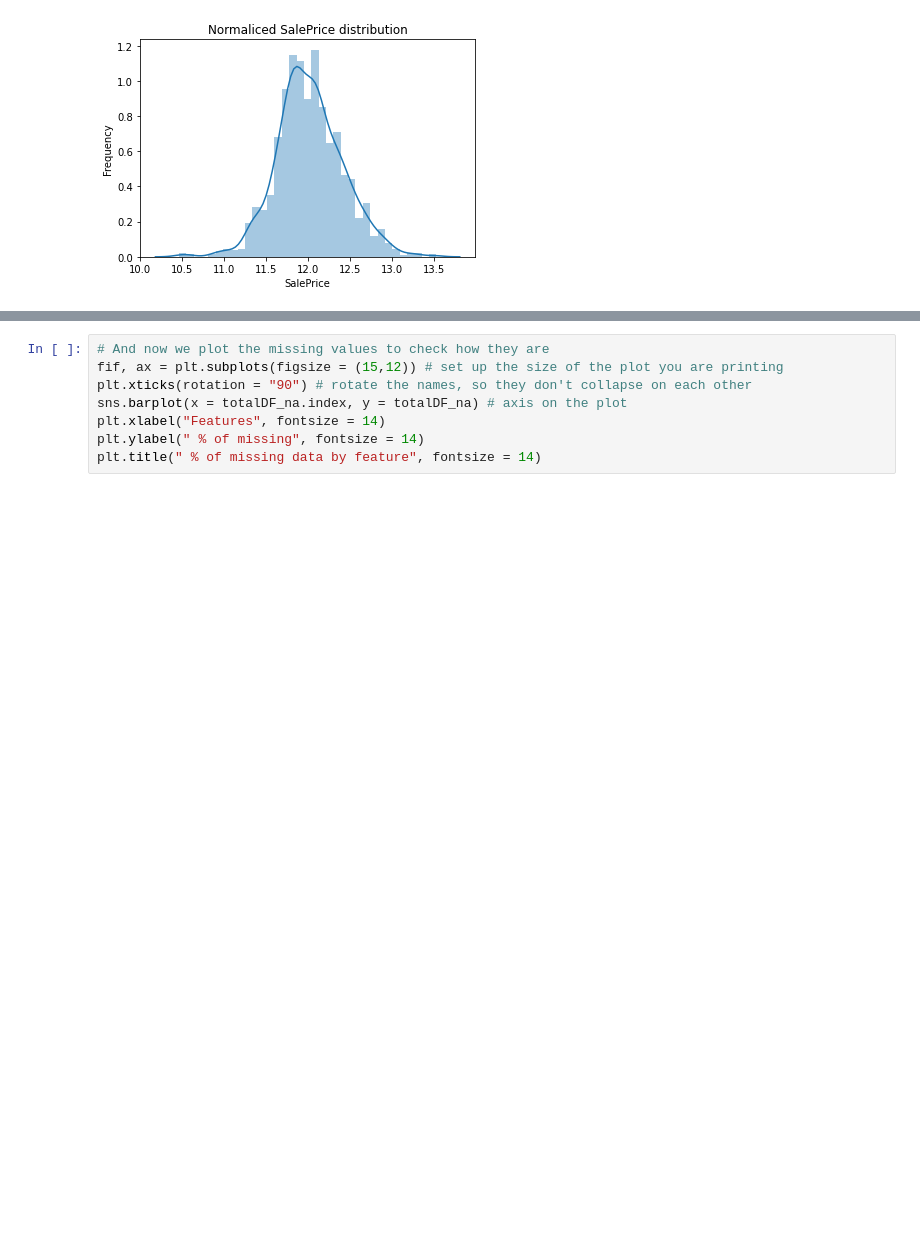
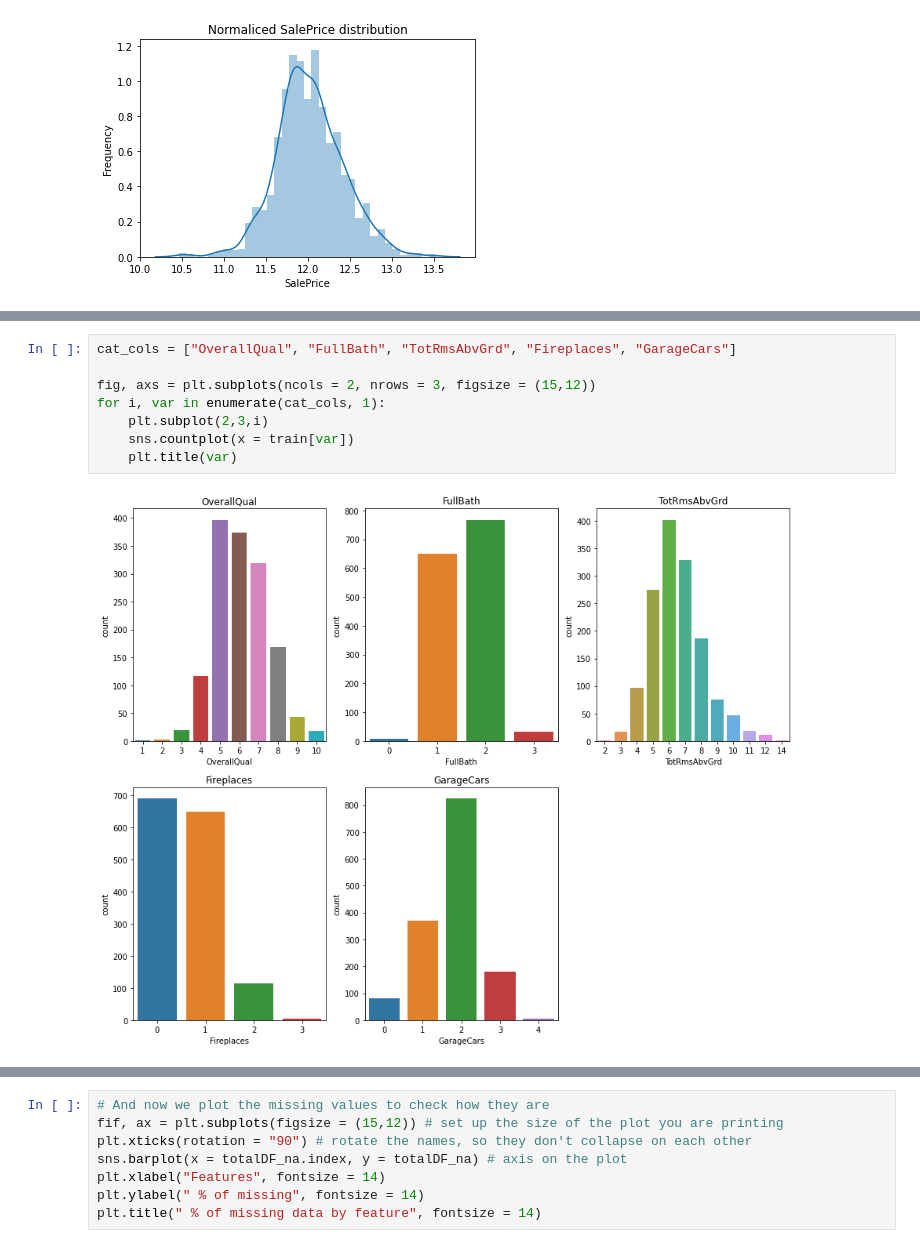
Before and after one commit to jogonzro/Kaggle_prices, a Jupyter notebook: first.ipynb, the cells around one changed output, grey strips where cells are left out. Saved outputs shown, nothing was run; the diff lists cells and outputs as text; blank space fills up the shorter version.

```diff
--- a/first.ipynb
+++ b/first.ipynb
@@ -256,0 +308,10 @@ Kurtosis: 0.809519155707878
+# %%
+cat_cols = ["OverallQual", "FullBath", "TotRmsAbvGrd", "Fireplaces", "GarageCars"]
+
+fig, axs = plt.subplots(ncols = 2, nrows = 3, figsize = (15,12))
+for i, var in enumerate(cat_cols, 1):
+    plt.subplot(2,3,i)
+    sns.countplot(x = train[var])
+    plt.title(var)
+# %% [output]
+[figure, added]
```
Also changed, not shown: parts of 19 cells of this notebook, 2 other files.
